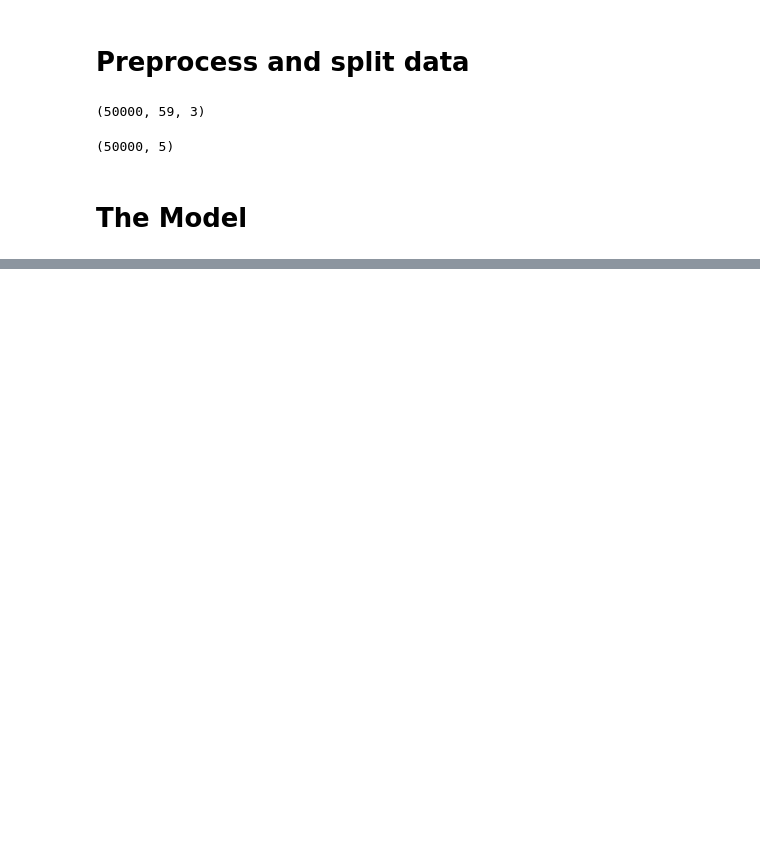
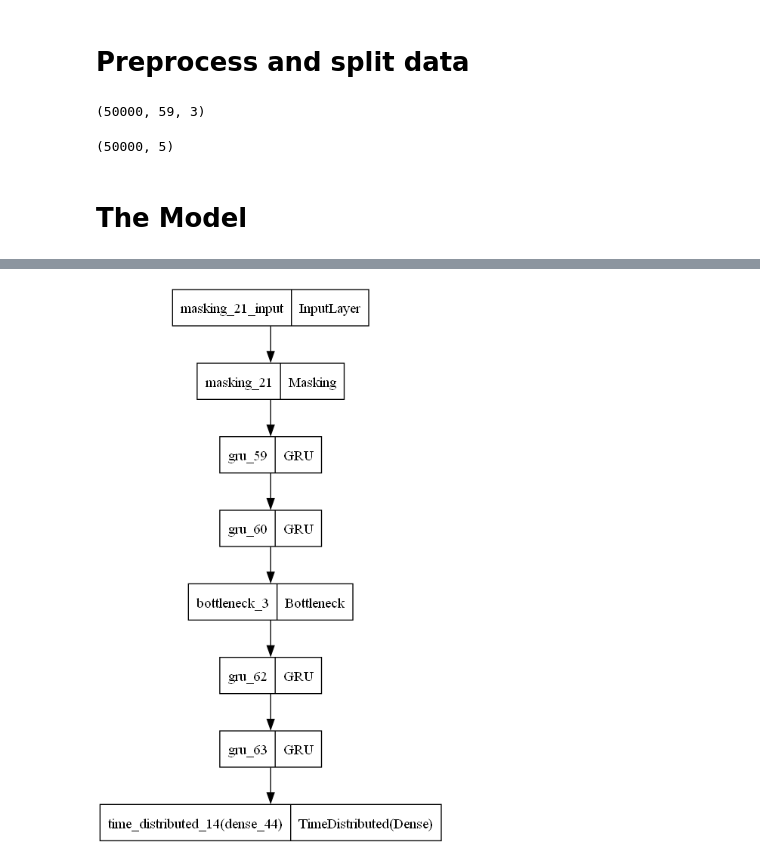
Before and after one commit to lucapl/Candy-Learning, a Jupyter notebook: report.ipynb, the cells around one changed output, grey strips where cells are left out. Saved outputs shown, nothing was run; the diff lists cells and outputs as text; code cells hidden in the pictures; blank space fills up the shorter version.

Commit message:
Added autoencoder

```diff
--- a/report.ipynb
+++ b/report.ipynb
@@ -210,0 +221,34 @@ array([[0, 1, 0, 0, 0],
+# %%
+class Bottleneck(tf.keras.layers.Layer):
+    def __init__(self, rnn, timesteps, **kwargs):
+        self.time_steps = timesteps
+        self.rnn_layer = rnn
+        self.repeat_layer = RepeatVector(timesteps)
+        super(Bottleneck, self).__init__(**kwargs)
+
+    def call(self, inputs):
+        return self.repeat_layer(self.rnn_layer(inputs))
+
+    def compute_mask(self, inputs, mask=None):
+        return mask
+# %%
+cpus = tf.config.list_logical_devices('CPU')
+strategy = tf.distribute.MirroredStrategy(cpus)
+autoencoder = None
+
+with strategy.scope():
+	adam = Adam(learning_rate=0.001)
+	autoencoder = Sequential()
+
+	autoencoder.add(Masking(mask_value=-2.0,input_shape=(timesteps,features)))
+	autoencoder.add(GRU(64,input_shape=(None,features),return_sequences=True))
+	autoencoder.add(GRU(32,return_sequences=True))
+	autoencoder.add(Bottleneck(GRU(labels,activation='sigmoid'),timesteps))
+	autoencoder.add(GRU(32,return_sequences=True))
+	autoencoder.add(GRU(64,return_sequences=True))
+	autoencoder.add(TimeDistributed(Dense(features)))
+
+	autoencoder.build(input_shape=(None,features))
+	autoencoder.compile(optimizer=adam, loss='mae', metrics=['mse'])
+
+autoencoder.summary()
@@ -210,0 +296,4 @@ array([[0, 1, 0, 0, 0],
+# %%
+plot_model(autoencoder)
+# %% [output]
+[figure, added]
```
Also changed, not shown: parts of 24 cells of this notebook, 2 other files.
